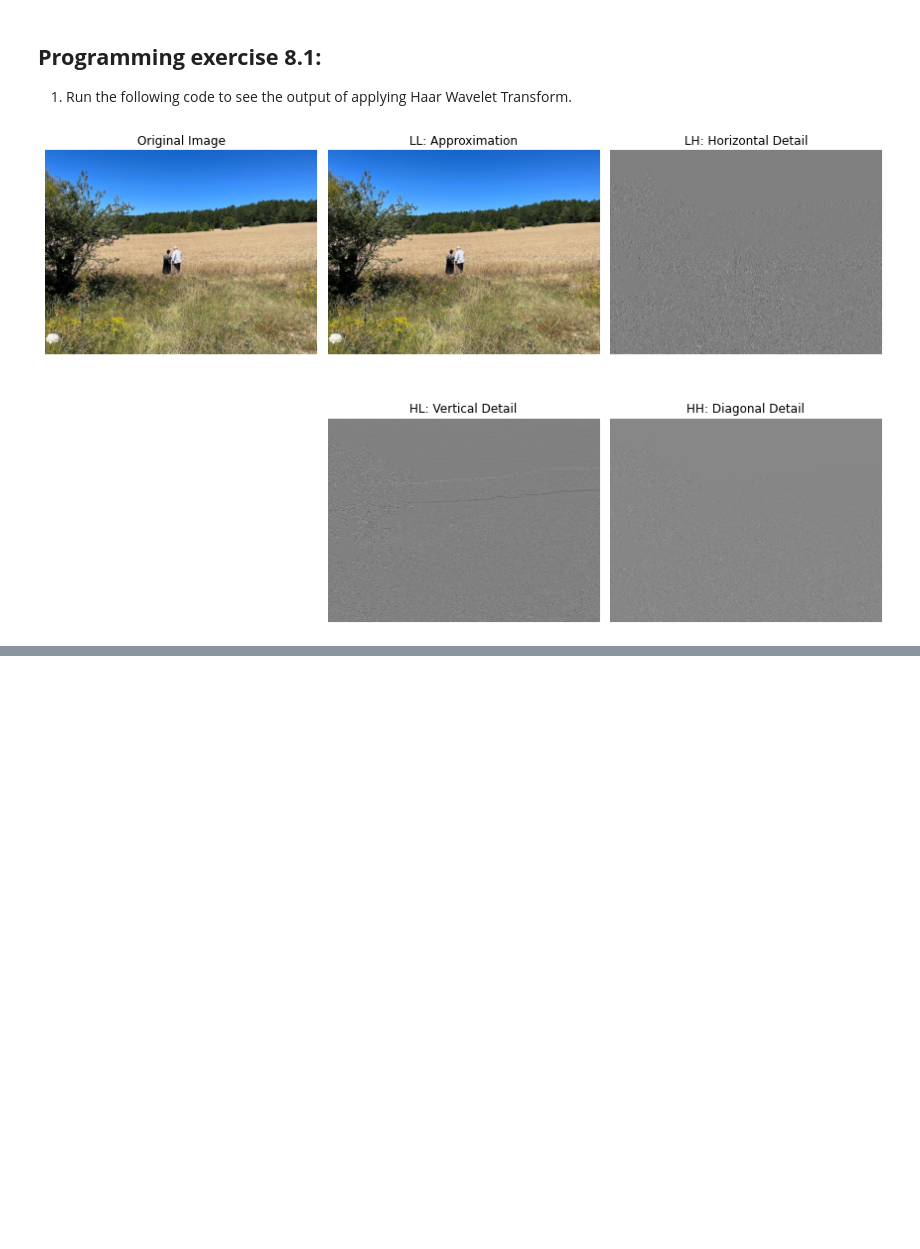
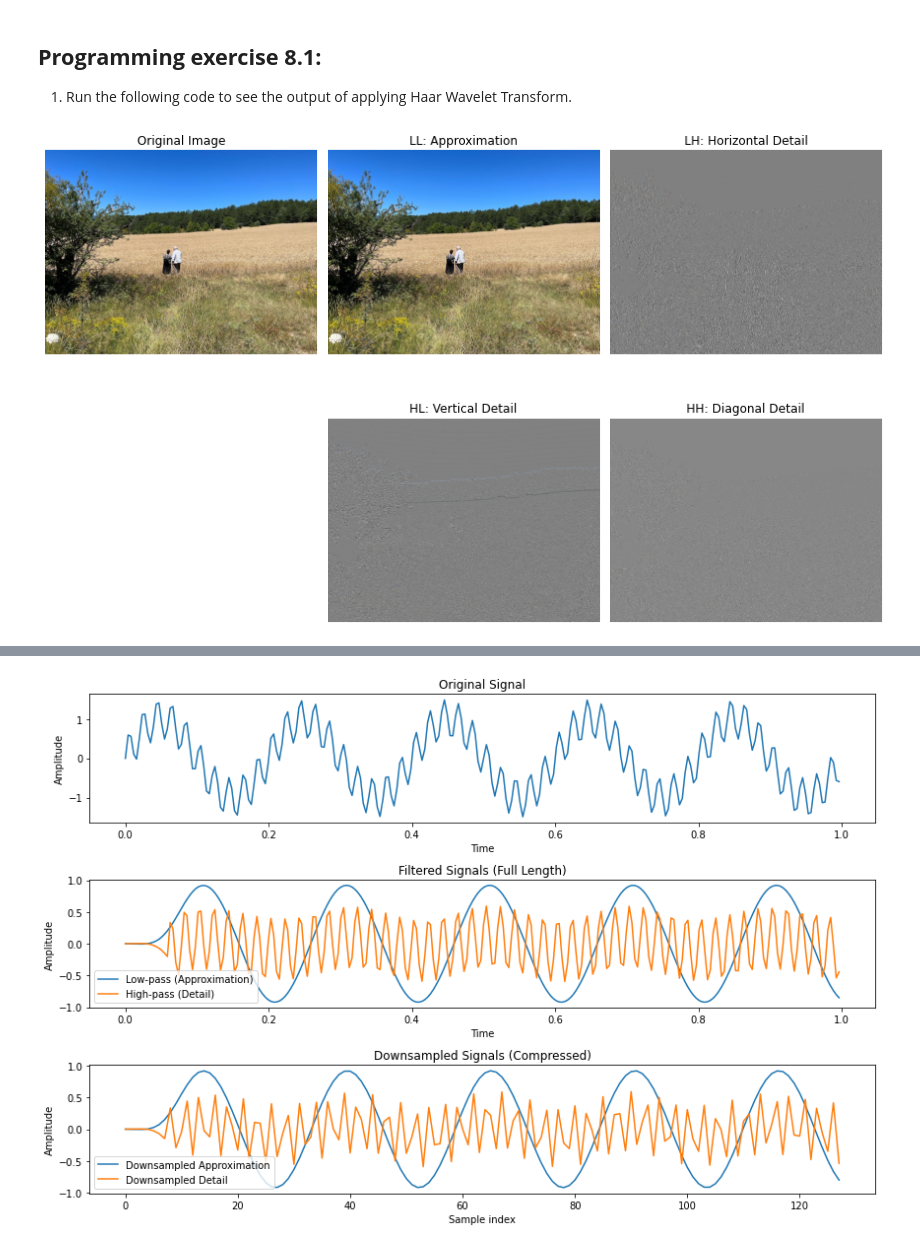
Before and after one commit to itironal/466Companion, a Jupyter notebook: newCh8.ipynb, the cells around one changed output, grey strips where cells are left out. Saved outputs shown, nothing was run; the diff lists cells and outputs as text; code cells hidden in the pictures; blank space fills up the shorter version.

```diff
--- a/newCh8.ipynb
+++ b/newCh8.ipynb
@@ -112,0 +117,82 @@ plt.show()
+# %%
+import numpy as np
+import matplotlib.pyplot as plt
+from scipy.signal import firwin, lfilter
+
+def two_band_analysis(fx, cutoff, filter_order=31):
+    """
+    Perform two-band analysis filter bank for 1D signal.
+
+    Parameters:
+    -----------
+    fx : 1D numpy array
+        Input signal.
+    cutoff : float
+        Normalized cutoff frequency (0 < cutoff < 0.5), relative to Nyquist.
+    filter_order : int
+        Order of FIR filters.
+
+    Returns:
+    --------
+    f0_down : 1D array
+        Approximation (low-pass) part, downsampled by 2.
+    f1_down : 1D array
+        Detail (high-pass) part, downsampled by 2.
+    f0_full : 1D array
+        Low-pass filtered signal (full length).
+    f1_full : 1D array
+        High-pass filtered signal (full length).
+    """
+    # Step 1: Design FIR low-pass and high-pass filters
+    h0 = firwin(filter_order, cutoff, pass_zero='lowpass')   # Low-pass
+    h1 = firwin(filter_order, cutoff, pass_zero='highpass')  # High-pass
+
+    # Step 2: Filter the signal
+    f0_full = lfilter(h0, [1.0], fx)  # Approximation
+    f1_full = lfilter(h1, [1.0], fx)  # Detail
+
+    # Step 3: Downsample by 2
+    f0_down = f0_full[::2]
+    f1_down = f1_full[::2]
+
+    return f0_down, f1_down, f0_full, f1_full
+
+# ---------------- Example Usage ----------------
+# Create a sample 1D signal (e.g., sum of two sinusoids)
+fs = 256  # Sampling frequency
+t = np.arange(0, 1, 1/fs)
+fx = np.sin(2*np.pi*5*t) + 0.5*np.sin(2*np.pi*50*t)
+
+# Apply two-band analysis filter bank
+cutoff = 0.1  # Normalized cutoff frequency (relative to Nyquist, 0.5)
+f0_down, f1_down, f0_full, f1_full = two_band_analysis(fx, cutoff, filter_order=31)
+
+# ---------------- Plot Results ----------------
+plt.figure(figsize=(12, 8))
+
+plt.subplot(3,1,1)
+plt.plot(t, fx)
+plt.title("Original Signal")
+plt.xlabel("Time")
+plt.ylabel("Amplitude")
+
+plt.subplot(3,1,2)
+plt.plot(t, f0_full, label='Low-pass (Approximation)')
+plt.plot(t, f1_full, label='High-pass (Detail)')
+plt.title("Filtered Signals (Full Length)")
+plt.xlabel("Time")
+plt.ylabel("Amplitude")
+plt.legend()
+
+plt.subplot(3,1,3)
+plt.plot(f0_down, label='Downsampled Approximation')
+plt.plot(f1_down, label='Downsampled Detail')
+plt.title("Downsampled Signals (Compressed)")
+plt.xlabel("Sample index")
+plt.ylabel("Amplitude")
+plt.legend()
+
+plt.tight_layout()
+plt.show()
+# %% [output]
+[figure, added]
```
Also changed, not shown: parts of 5 cells of this notebook, 19 other files.
